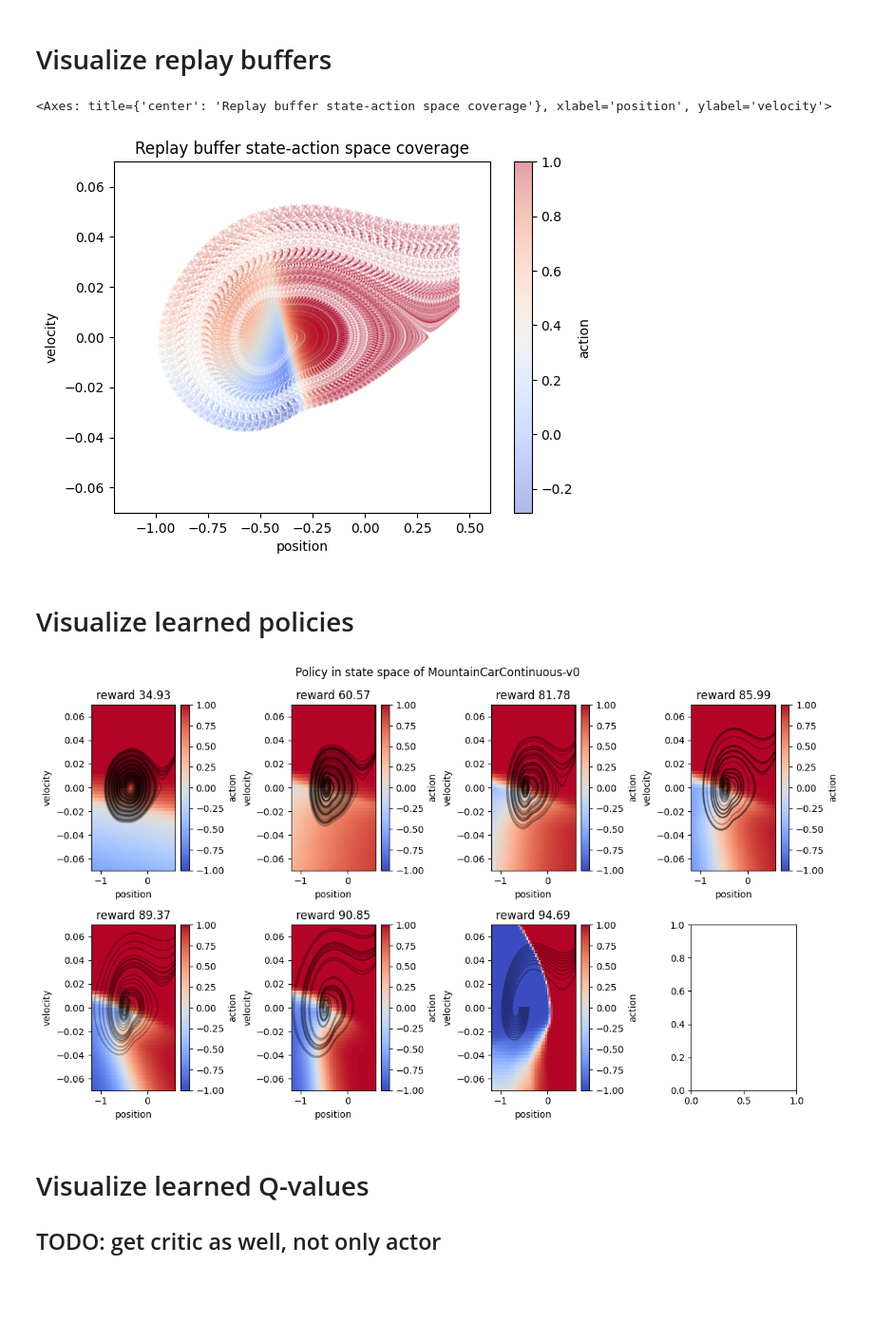
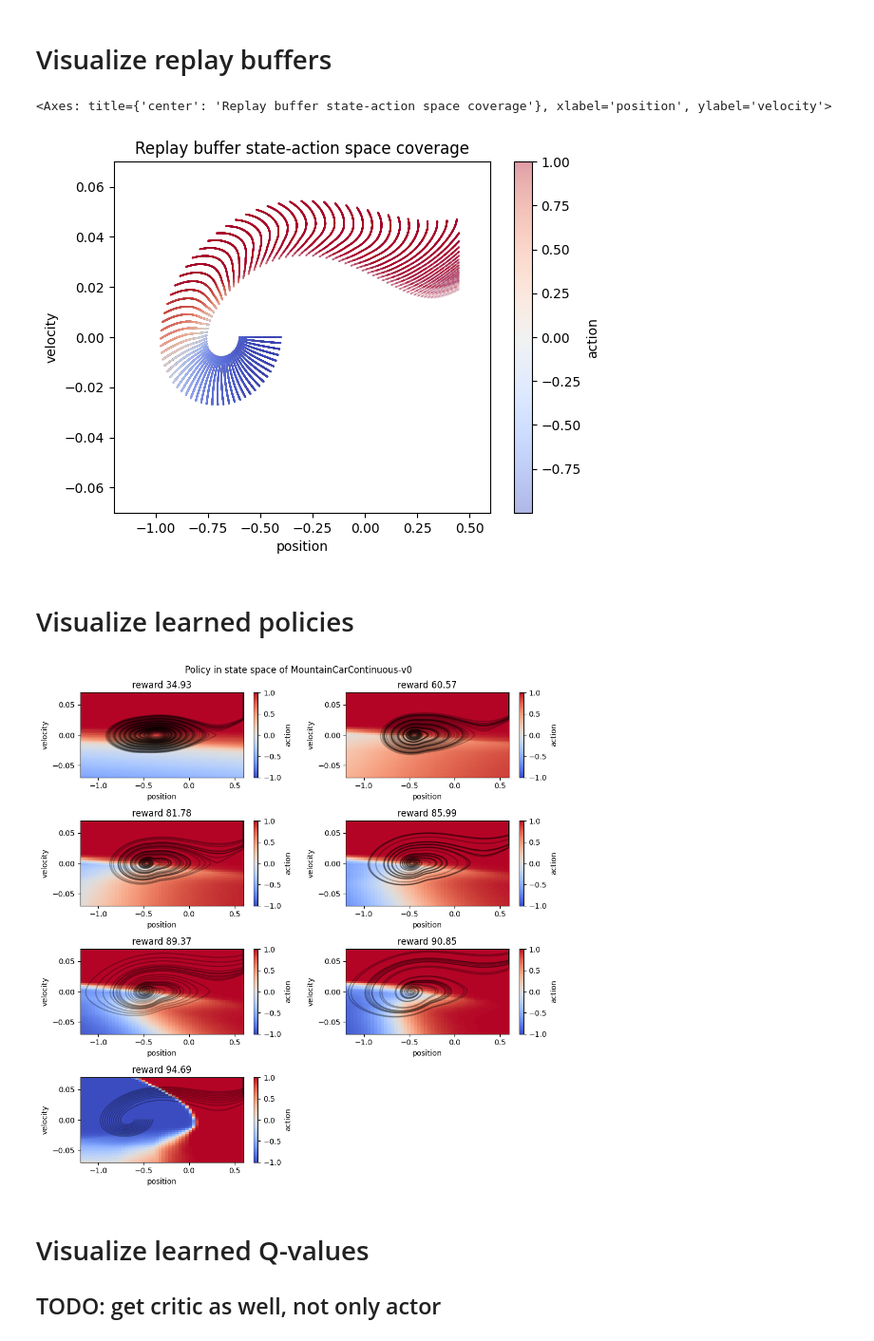
Before and after one commit to milosoundjian/projet-mind, a Jupyter notebook: experiments/notebooks/04-analyze_policies.ipynb, the cells around one changed output. Shown at 95% size. Cells and saved outputs as stored; diff of their text form; code cells hidden in the pictures; blank space fills up the shorter version.

Commit message:
generalize policy plots to all 3 environments

```diff
--- a/experiments/notebooks/04-analyze_policies.ipynb
+++ b/experiments/notebooks/04-analyze_policies.ipynb
@@ -44,0 +37,14 @@ state_y = (1,"velocity")
+# %%
+ENV_NAME = ENV_NAMES[2]
+
+ENV = gym.make(ENV_NAME)
+
+MODELS_DIR = f"../models/{ENV_NAME}/"
+STATE_NAMES = ALL_STATE_NAMES[ENV_NAME]
+STATE_SPACE = ALL_STATE_SPACES[ENV_NAME]
+INIT_SPACE = ALL_INIT_SPACES[ENV_NAME]
+
+print(ENV_NAME)
+print("state variables", STATE_NAMES)
+print("bounded by:\n",STATE_SPACE)
+print("initialized in:\n", INIT_SPACE)
@@ -44,0 +60,5 @@ state_y = (1,"velocity")
+# %%
+# since we are limited to 2D, choose two state variables
+STATE_X = 0
+STATE_Y = 1
+print(f"Chosen for plot: {STATE_NAMES[STATE_X]} and {STATE_NAMES[STATE_Y]}")
@@ -49,8 +71,14 @@ rb = torch.load(MODELS_DIR+"rb-86.pt", weights_only=False)
 # %%
-plot_rb_space_coverage(rb,state_x = (0, "position"), state_y = (1,"velocity"), state_space=state_space)
+plot_rb_space_coverage(
+    rb=rb,
+    state_x=STATE_X,
+    state_y=STATE_Y,
+    state_names=STATE_NAMES,
+    state_space=STATE_SPACE,
+)
 # %% [output]
 <Axes: title={'center': 'Replay buffer state-action space coverage'}, xlabel='position', ylabel='velocity'>
-[figure, old version]
+[figure, new version]
 # %% [markdown]
 # Visualize learned policies
 # %%
@@ -62,35 +90,47 @@ policies = dict(policies) # expected format is dict[reward, policy]
 # %%
-TRAJECTORY_LENGTH = 999
-N_TRAJECTORIES = 10
-start_states = np.vstack(
-    [np.linspace(-0.6, -0.4, N_TRAJECTORIES), np.zeros(N_TRAJECTORIES)]
-).T
-fig, axes = plt.subplots(2, 4, figsize=(12, 7))
-axes = axes.flatten()
+TRAJ_LENGTH = 999
+NB_TRAJ = 10
+
+
+n_rewards = len(policies)
+ncols = 2 if n_rewards > 1 else 1
+nrows = int(np.ceil(n_rewards / ncols))
+fig, axes = plt.subplots(nrows, ncols, figsize=(10, 10))
+
+axes = np.atleast_1d(axes).flatten()
+
 for i, (reward, policy) in enumerate(sorted(policies.items())):
     plot_policy(
         policy,
-        state_x=state_x,
-        state_y=state_y,
-        state_space=state_space,
+        state_x=STATE_X,
+        state_y=STATE_Y,
+        state_space=STATE_SPACE,
+        fixed_state=None,
+        state_names=STATE_NAMES,
         ax=axes[i],
     )
 
     plot_trajectories(
-        env=env,
+        env=ENV,
         policy=policy,
-        init_space=init_space,
-        nb_traj=N_TRAJECTORIES,
-        traj_length=TRAJECTORY_LENGTH,
+        init_space=INIT_SPACE,
+        nb_traj=NB_TRAJ,
+        traj_length=TRAJ_LENGTH,
+        state_x=STATE_X,
+        state_y=STATE_Y,
+        state_names=STATE_NAMES,
         ax=axes[i],
     )
     axes[i].set_title(f"reward {reward:.2f}")
 
+for ax in axes[i + 1 :]:
+    fig.delaxes(ax)
+
 plt.suptitle(f"Policy in state space of {ENV_NAME}")
 plt.tight_layout()
 plt.show()
 # %% [output]
-[figure, old version]
+[figure, new version]
 # %% [markdown]
 # Visualize learned Q-values
 
```
Also changed, not shown: parts of 8 cells of this notebook, 1 other file.
